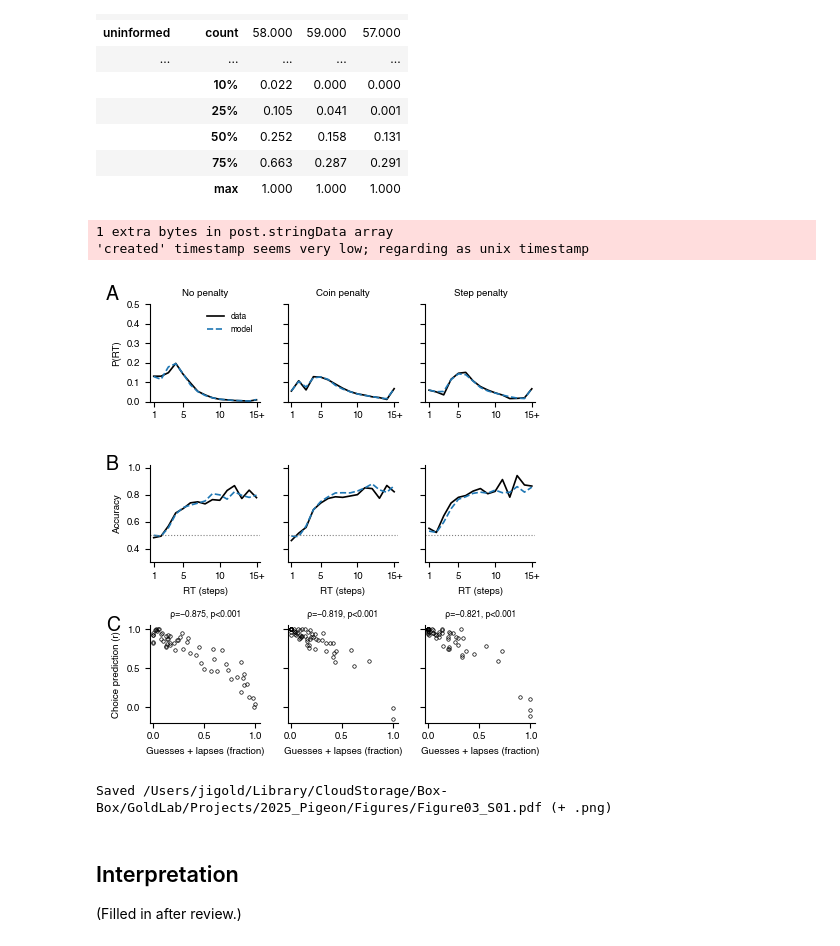
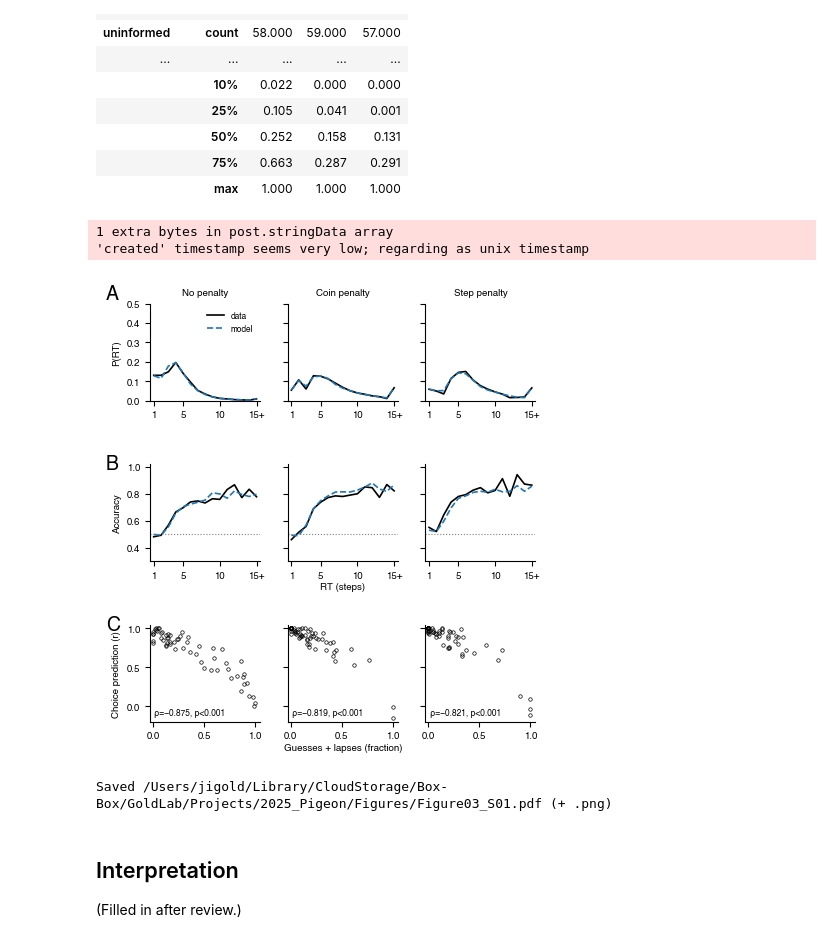
Before and after one commit to TheGoldLab/ms_2026_kalburge_etal_elife, a Jupyter notebook: notebooks/Figure03S01_modelFitQuality.ipynb, the cells around one changed output. Saved outputs shown, nothing was run; the diff lists cells and outputs as text; code cells hidden in the pictures.

Commit message:
Figure03S01: rho/p inside panels, one centered x label per row
Co-Authored-By: Claude Opus 5.5 <noreply@anthropic.com>

```diff
--- a/notebooks/Figure03S01_modelFitQuality.ipynb
+++ b/notebooks/Figure03S01_modelFitQuality.ipynb
@@ -188,7 +188,6 @@ for bi, b in enumerate(BLOCKS):
     ax.plot(rt_ax, _acc_by_rt(s), '--', color=MODEL, lw=1.2)
     ax.axhline(0.5, color='0.5', ls=':', lw=0.8)
     ax.set_ylim(0.3, 1.02)
-    ax.set_xlabel('RT (steps)')
     for a in (ax_rt[bi], ax_acc[bi]):
         a.set_xlim(0.5, MAX_RT + 0.5)
         a.set_xticks([1, 5, 10, 15])
@@ -199,36 +198,46 @@ ax_rt[0].set_ylabel('P(RT)')
 ax_acc[0].set_ylabel('Accuracy')
 ax_rt[0].legend(fontsize=6, frameon=False, loc='upper right')
 
 for bi, b in enumerate(BLOCKS):
     ax = ax_r[bi]
     g = per_subject[per_subject.condition == b].dropna(subset=['r_choice', 'uninformed'])
     ax.plot(g.uninformed, g.r_choice, 'ko', mfc='none', ms=2.5, mew=0.5)
     ax.set_xlim(-0.03, 1.05)
     ax.set_ylim(-0.2, 1.05)
     ax.set_xticks([0, 0.5, 1])
     ax.set_yticks([0, 0.5, 1])
-    ax.set_xlabel('Guesses + lapses (fraction)')
     rho, p = scipy.stats.spearmanr(g.uninformed, g.r_choice)
-    ax.set_title(f'ρ={rho:.3f}, p{"<0.001" if p < 0.001 else f"={p:.3f}"}'.replace('-', '\u2212'), fontsize=6)
+    ax.text(0.04, 0.05, f'ρ={rho:.3f}, p{"<0.001" if p < 0.001 else f"={p:.3f}"}'.replace('-', '\u2212'),
+            transform=ax.transAxes, ha='left', va='bottom', fontsize=6)
     if bi > 0:
         ax.set_yticklabels([])
 ax_r[0].set_ylabel('Choice prediction (r)')
+
+# One x label per row, centered under its three panels (same label in every column).
+def _row_xlabel(axes, label):
+    fig.canvas.draw()
+    left, right = axes[0].get_position().x0, axes[-1].get_position().x1
+    bottom = min(a.get_tightbbox().transformed(fig.transFigure.inverted()).y0 for a in axes)
+    fig.text((left + right) / 2, bottom - 0.005, label, ha='center', va='top', fontsize=FS)
+
+_row_xlabel(ax_acc, 'RT (steps)')
+_row_xlabel(ax_r, 'Guesses + lapses (fraction)')
 
 for ax in ax_rt + ax_acc + ax_r:
     ax.spines[['top', 'right']].set_visible(False)
 add_panel_label(ax_rt[0], 'A', dx=-0.4, dy=1.2)
 add_panel_label(ax_acc[0], 'B', dx=-0.4, dy=1.1)
 add_panel_label(ax_r[0], 'C', dx=-0.4, dy=1.1)
 
 out = FIGURES_DIR / 'Figure03_S01.pdf'
 fig.savefig(out, dpi=300, bbox_inches='tight')
 fig.savefig(out.with_suffix('.png'), dpi=300, bbox_inches='tight')
 plt.show()
 print(f'Saved {out} (+ .png)')
 # %% [output]
 1 extra bytes in post.stringData array
 'created' timestamp seems very low; regarding as unix timestamp
-[figure, old version]
+[figure, new version]
 Saved /Users/jigold/Library/CloudStorage/Box-Box/GoldLab/Projects/2025_Pigeon/Figures/Figure03_S01.pdf (+ .png)
 # %% [markdown]
 ## Interpretation
```
